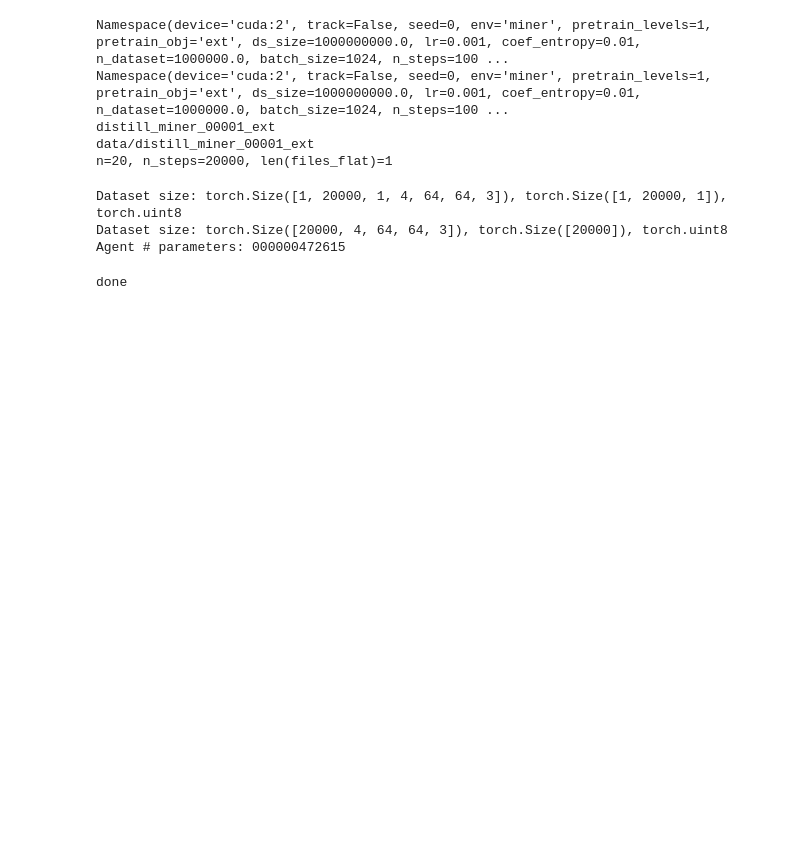
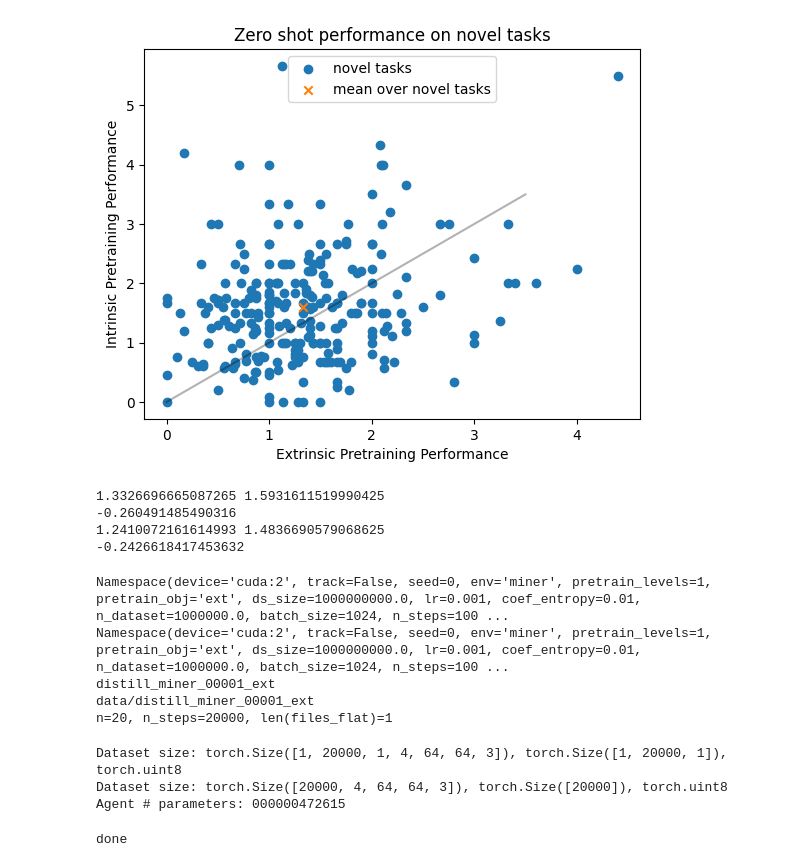
Before and after one commit to akarshkumar0101/exploration-generalization, a Jupyter notebook: exploration_distillation/exploration_distillation.ipynb, the cells around one changed output. Saved outputs shown, nothing was run; the diff lists cells and outputs as text; code cells hidden in the pictures; blank space fills up the shorter version.

```diff
--- a/exploration_distillation/exploration_distillation.ipynb
+++ b/exploration_distillation/exploration_distillation.ipynb
@@ -31,0 +109,11 @@ Namespace(device='cuda:2', track=False, seed=0, env='miner', pretrain_levels=1,
+# %%
+plt.title('Zero shot performance on novel tasks')
+plt.scatter(mean_rets_ext, mean_rets_int, label='novel tasks')
+plt.scatter([mean_rets_ext.mean()], [mean_rets_int.mean()], marker='x', label='mean over novel tasks')
+plt.plot([0,3.5],[0,3.5], c=[0,0,0, .3])
+plt.xlabel('Extrinsic Pretraining Performance')
+plt.ylabel('Intrinsic Pretraining Performance')
+plt.legend()
+plt.show()
+# %% [output]
+[figure, added]
@@ -31,0 +125,10 @@ Namespace(device='cuda:2', track=False, seed=0, env='miner', pretrain_levels=1,
+# %%
+print(mean_rets_ext.mean(), mean_rets_int.mean())
+print(mean_rets_ext.mean()-mean_rets_int.mean())
+print(robust_mean(mean_rets_ext), robust_mean(mean_rets_int))
+print(robust_mean(mean_rets_ext)-robust_mean(mean_rets_int))
+# %% [output]
+1.3326696665087265 1.5931611519990425
+-0.260491485490316
+1.2410072161614993 1.4836690579068625
+-0.2426618417453632
```
Also changed, not shown: parts of 9 cells of this notebook, 1 other file.
